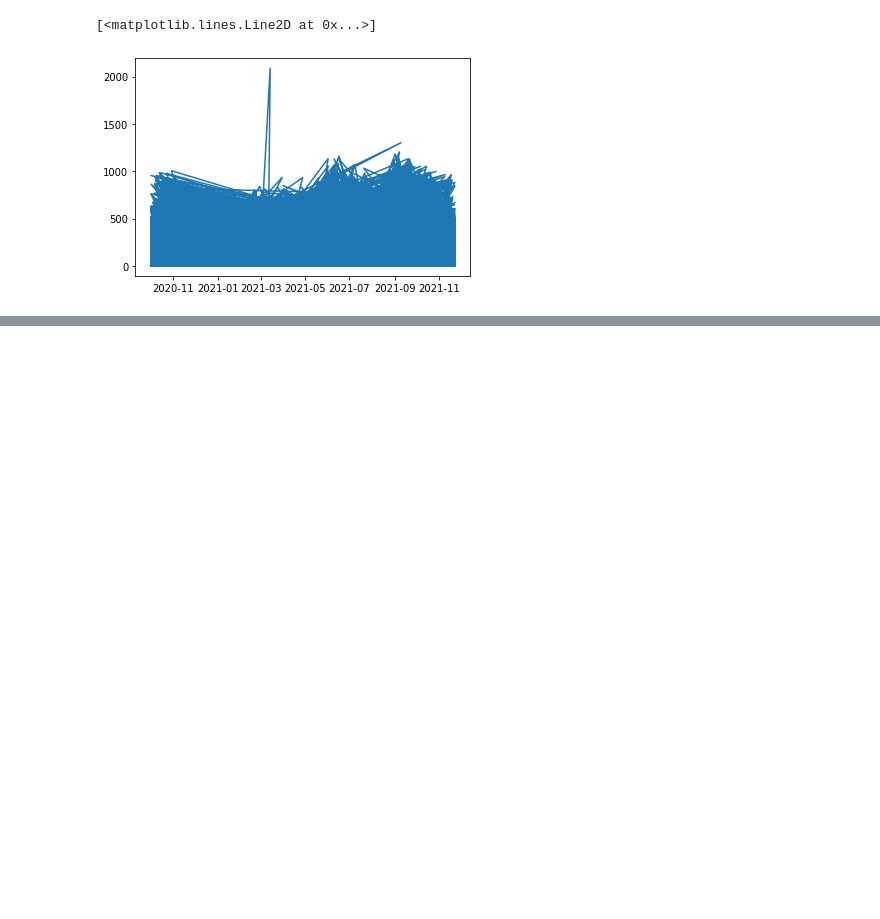
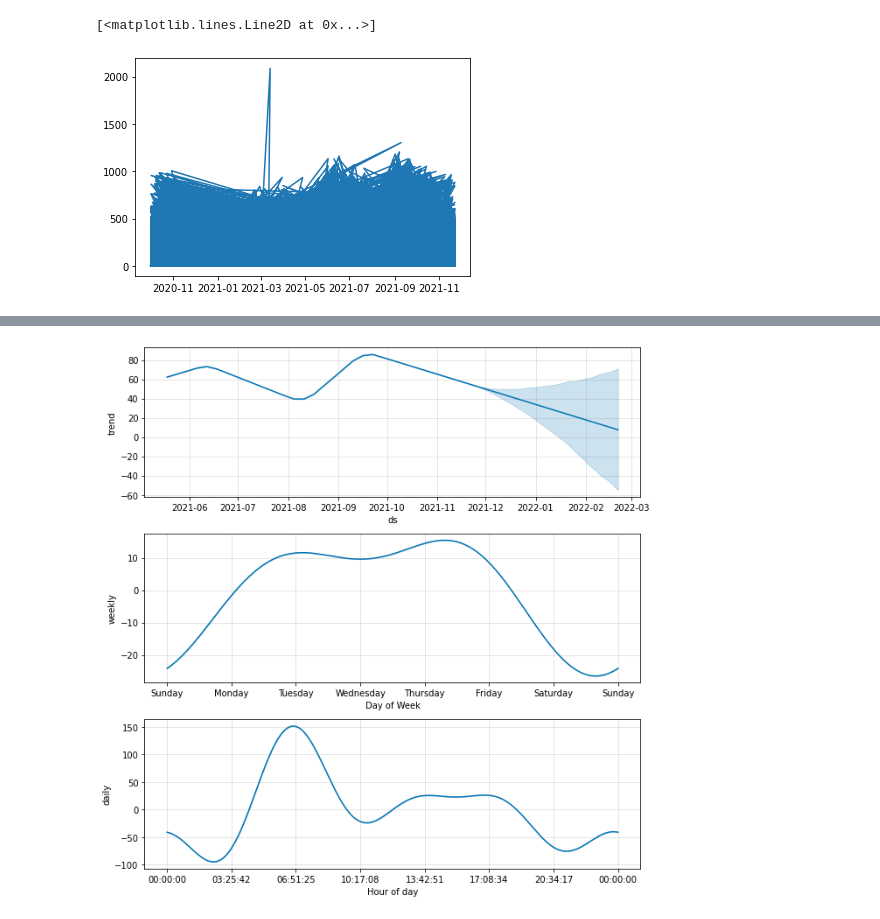
Before and after one commit to vikmanatusEurelis/ai-school-training, a Jupyter notebook: data_cleaning.ipynb, the cells around one changed output, grey strips where cells are left out. Saved outputs shown, nothing was run; the diff lists cells and outputs as text; code cells hidden in the pictures; blank space fills up the shorter version.

```diff
--- a/data_cleaning.ipynb
+++ b/data_cleaning.ipynb
@@ -123,0 +234,4 @@ plt.plot(data.counter_update, data.sum_counts)
+# %%
+fig4 = m.plot_components(forecast)
+# %% [output]
+[figure, added]
```
Also changed, not shown: parts of 10 cells of this notebook, 1 other file.
